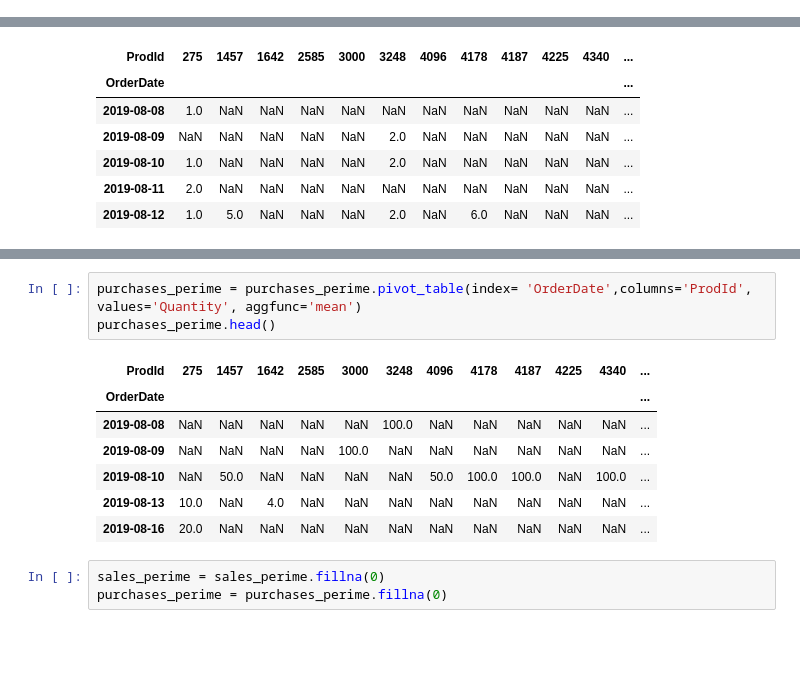
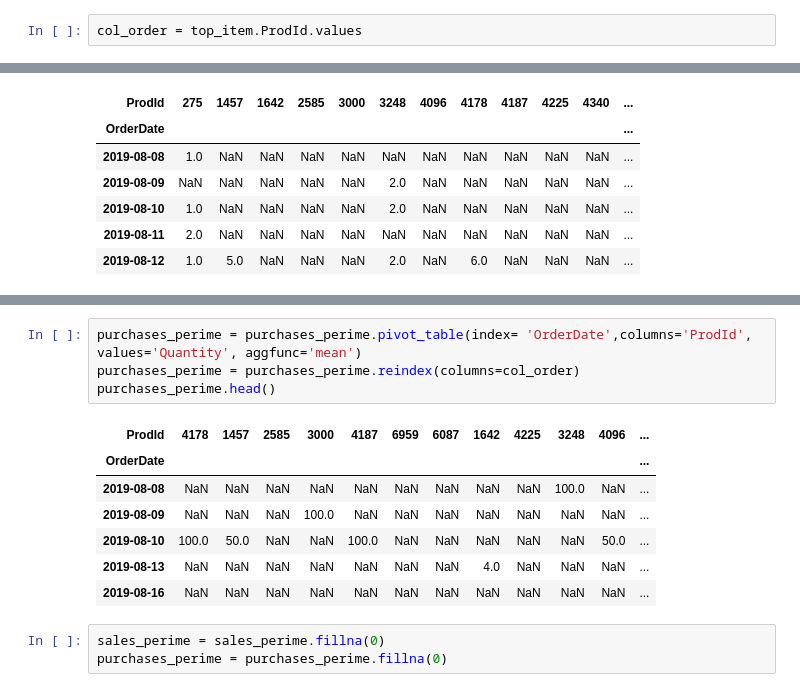
Before and after one commit to Fenokely/projetia_iasm1, a Jupyter notebook: data_visualisation.ipynb, the cells around one changed output, grey strips where cells are left out. Saved outputs shown, nothing was run; the diff lists cells and outputs as text; blank space fills up the shorter version.

```diff
--- a/data_visualisation.ipynb
+++ b/data_visualisation.ipynb
@@ -249,0 +262,2 @@ purchases_perime.loc[:, 'OrderDate'] = pd.to_datetime(purchases_perime['OrderDat
+# %%
+col_order = top_item.ProdId.values
@@ -261,14 +304,15 @@ sales_perime.head()
 # %%
 purchases_perime = purchases_perime.pivot_table(index= 'OrderDate',columns='ProdId', values='Quantity', aggfunc='mean')
+purchases_perime = purchases_perime.reindex(columns=col_order)
 purchases_perime.head()
 # %% [output]
-| ProdId | 275 | 1457 | 1642 | 2585 | 3000 | 3248 | 4096 | 4178 | 4187 | 4225 | 4340 | ... |
+| ProdId | 4178 | 1457 | 2585 | 3000 | 4187 | 6959 | 6087 | 1642 | 4225 | 3248 | 4096 | ... |
 | OrderDate |  |  |  |  |  |  |  |  |  |  |  | ... |
-| 2019-08-08 | NaN | NaN | NaN | NaN | NaN | 100.0 | NaN | NaN | NaN | NaN | NaN | ... |
-| 2019-08-09 | NaN | NaN | NaN | NaN | 100.0 | NaN | NaN | NaN | NaN | NaN | NaN | ... |
-| 2019-08-10 | NaN | 50.0 | NaN | NaN | NaN | NaN | 50.0 | 100.0 | 100.0 | NaN | 100.0 | ... |
-| 2019-08-13 | 10.0 | NaN | 4.0 | NaN | NaN | NaN | NaN | NaN | NaN | NaN | NaN | ... |
-| 2019-08-16 | 20.0 | NaN | NaN | NaN | NaN | NaN | NaN | NaN | NaN | NaN | NaN | ... |
+| 2019-08-08 | NaN | NaN | NaN | NaN | NaN | NaN | NaN | NaN | NaN | 100.0 | NaN | ... |
+| 2019-08-09 | NaN | NaN | NaN | 100.0 | NaN | NaN | NaN | NaN | NaN | NaN | NaN | ... |
+| 2019-08-10 | 100.0 | 50.0 | NaN | NaN | 100.0 | NaN | NaN | NaN | NaN | NaN | 50.0 | ... |
+| 2019-08-13 | NaN | NaN | NaN | NaN | NaN | NaN | NaN | 4.0 | NaN | NaN | NaN | ... |
+| 2019-08-16 | NaN | NaN | NaN | NaN | NaN | NaN | NaN | NaN | NaN | NaN | NaN | ... |
 # %%
 sales_perime = sales_perime.fillna(0)
 purchases_perime = purchases_perime.fillna(0)
```
Also changed, not shown: parts of 23 cells of this notebook, 4 other files.
